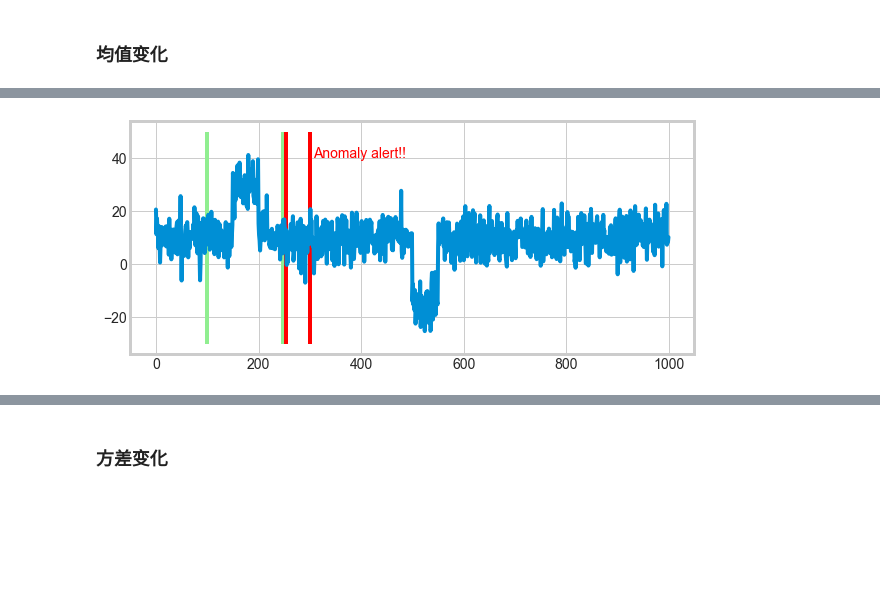
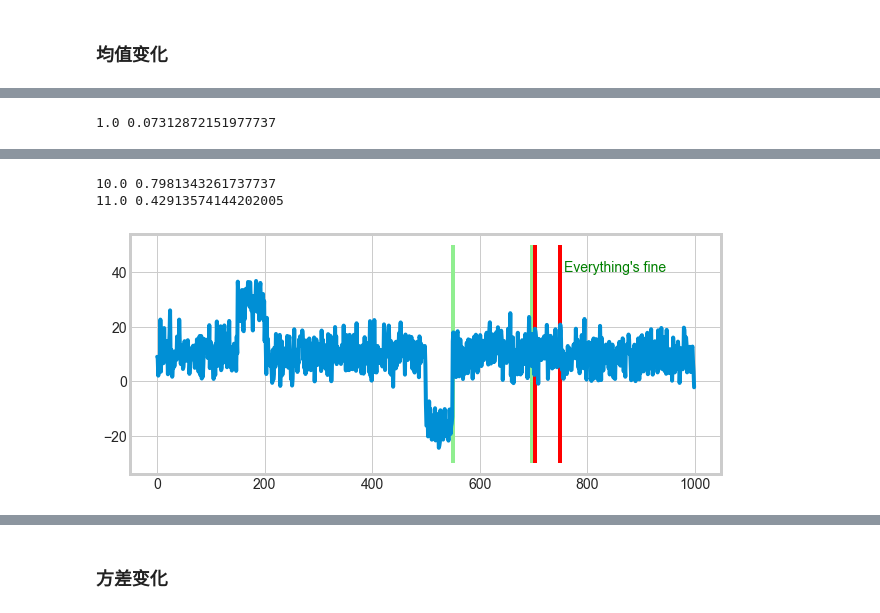
Before and after one commit to MaxwellLZH/blog, a Jupyter notebook: outlier-detection-series/statsbased/example.ipynb, the cells around one changed output, grey strips where cells are left out. Drawn from its saved outputs; the diff is of its cells as text; code cells hidden in the pictures; blank space fills up the shorter version.

```diff
--- a/outlier-detection-series/statsbased/example.ipynb
+++ b/outlier-detection-series/statsbased/example.ipynb
@@ -212,40 +212,63 @@ plt.plot(data)
 # %%
-# detection illustration
-from scipy.stats import ttest_ind
+# 检测演示
+from moviepy.editor import VideoClip
+from moviepy.video.io.bindings import mplfig_to_npimage
 
-_, ax = plt.subplots()
+
+# 检测参数
+observe_window_length = 150
+detection_window_length = 50
+significance_level = 0.01
+
+
+fig, ax = plt.subplots()
 
 data_ = data.copy()
 
-i = 2
+def make_frame(t):
 
-observe_window_length = 150
-detection_window_length = 50
-significance_level = 0.05
+    # 跳过第一桢
+    if isinstance(t, int) and t == 0:
+        return mplfig_to_npimage(fig)
 
-detection_start = i*detection_window_length+observe_window_length
-observe_start = detection_start-observe_window_length
+    ax.clear()
 
-observe_period = data_[observe_start: detection_start]
-detect_period = data_[detection_start: detection_start+detection_window_length]
+    observe_window_length = 150
+    detection_window_length = 50
+    significance_level = 0.05
 
-# 对已经检测出的异常值置为空，并在检测时候忽略
-ttest_p_value = ttest_ind(observe_period, detect_period, nan_policy='omit').pvalue
+    detection_start = int(t) * detection_window_length+observe_window_length
+    observe_start = detection_start-observe_window_length
 
-ax.plot(data)
+    observe_period = data_[observe_start: detection_start]
+    detect_period = data_[detection_start: detection_start+detection_window_length]
 
-plt.vlines(observe_start, -30, 50, color='lightgreen')
-plt.vlines(detection_start-1, -30, 50, color='lightgreen')
-plt.vlines(detection_start-3, -30, 50, color='lightgreen')
-plt.vlines(detection_start+3, -30, 50, color='red')
-plt.vlines(detection_start+detection_window_length, -30, 50, color='red')
+    # 对已经检测出的异常值置为空，并在检测时候忽略
+    ttest_p_value = ttest_ind(observe_period, detect_period, nan_policy='omit').pvalue
 
-if  ttest_p_value < significance_level:
-    text = 'Anomaly alert!!'.format(ttest_p_value)
-    plt.annotate(text, (detection_start+detection_window_length+6, 40), color='red')
+    ax.plot(data)
 
-    data_[detection_start: detection_start+detection_window_length] = np.nan
-else:
-    text = "Everything's fine"
-    plt.annotate(text, (detection_start+detection_window_length+6, 40), color='green')
+    plt.vlines(observe_start, -30, 50, color='lightgreen')
+    plt.vlines(detection_start-1, -30, 50, color='lightgreen')
+    plt.vlines(detection_start-3, -30, 50, color='lightgreen')
+    plt.vlines(detection_start+3, -30, 50, color='red')
+    plt.vlines(detection_start+detection_window_length, -30, 50, color='red')
+
+    print(t, ttest_p_value)
+    if  ttest_p_value < significance_level:
+        text = 'Anomaly alert!!'.format(ttest_p_value)
+        plt.annotate(text, (detection_start+detection_window_length+6, 40), color='red')
+
+        data_[detection_start: detection_start+detection_window_length] = np.nan
+        plt.tight_layout()
+    else:
+        text = "Everything's fine"
+        plt.annotate(text, (detection_start+detection_window_length+6, 40), color='green')
+        plt.tight_layout()
+
+    return mplfig_to_npimage(fig)
+
+
+animation = VideoClip(make_frame, duration=12)
+animation.write_gif('./ttest.gif', fps=1)
 # %% [output]
@@ -251,0 +277 @@ else:
+1.0 0.07312872151977737
@@ -252 +286,3 @@ else:
+10.0 0.7981343261737737
+11.0 0.42913574144202005
-[figure, old version]
+[figure, new version]
```
Also changed, not shown: parts of 8 cells of this notebook, 4 other files.
